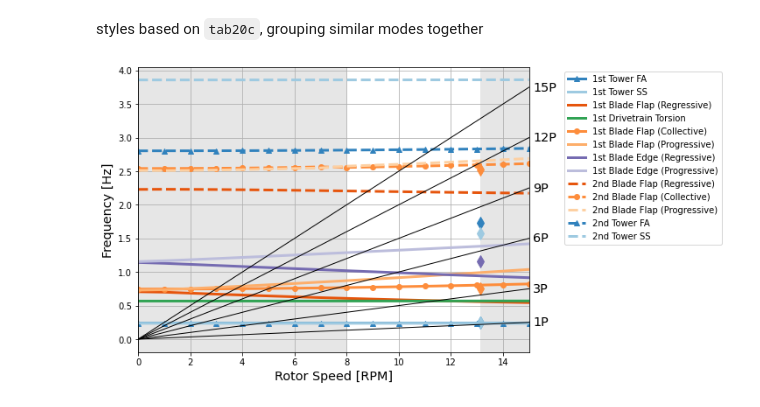
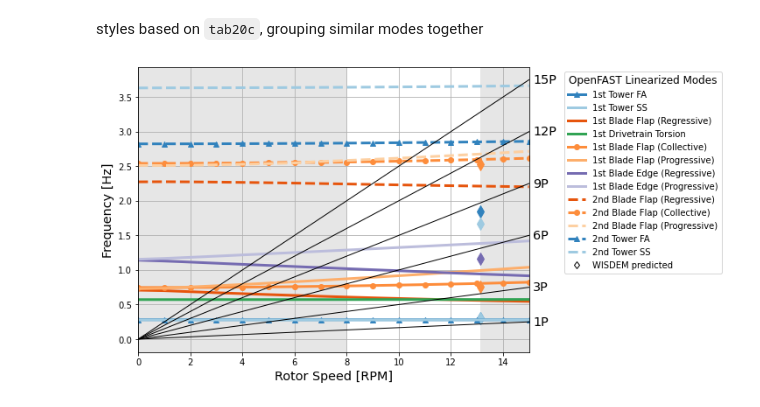
Before and after one commit to NREL/openfast-turbine-models, a Jupyter notebook: IEA-scaled/NREL-2.5-116/linearization/NREL-2.5-116_Campbell_diagram.ipynb, the cells around one changed output. Cells and saved outputs as stored; diff of their text form; code cells hidden in the pictures.

```diff
--- a/IEA-scaled/NREL-2.5-116/linearization/NREL-2.5-116_Campbell_diagram.ipynb
+++ b/IEA-scaled/NREL-2.5-116/linearization/NREL-2.5-116_Campbell_diagram.ipynb
@@ -14,8 +14,8 @@ TowerLen = 88.5 # [m]
 # copied from `check_NREL-*-*.ipynb`
 design_flap_freqs = [ 0.76024069,  2.52701287,  5.51689475,  9.75854441, 14.14640929]
 design_edge_freqs = [ 1.16290549,  3.83631399,  8.65867843, 15.59209624, 21.34221579]
-design_tower_fa_freqs = [0.24522652, 1.7298381,  4.10788113]
-design_tower_ss_freqs = [0.244053,   1.57301704, 4.00368135]
+design_tower_fa_freqs = [0.30170873, 1.84138901, 4.30053409]
+design_tower_ss_freqs = [0.29999992, 1.67014551, 4.20396766]
 # %% [markdown]
 ## automated postprocessing with `pyFAST`
 to guess at modes
@@ -94,7 +93,7 @@ modes_styles = {
 # %%
 fig,ax = plt.subplots(figsize=(8,6))
 
-# static natural frequencies (from WISDEM)
+# natural frequencies (from WISDEM)
 ratedRPM = op.index.max()
 markersize = 10
 ax.plot(ratedRPM, design_tower_fa_freqs[0],'d',markersize=markersize,
@@ -116,32 +115,36 @@ ax.plot(ratedRPM, design_tower_ss_freqs[1],'d',markersize=markersize,
 # plot modes
 #df.plot(ax=ax,marker='o') # uniform marker style, marker cycle ignored
 #ax.get_legend().remove()
 
 # for (i,mode),(name,style) in zip(df.iteritems(),
 #                                  modes_styles.items()):
 #     ax.plot(mode.index, mode, lw=3, label=name, **style)
 
 for mode,style in modes_styles.items():
     df = Freq[mode.replace(' ','_')]
     ax.plot(df.index, df, lw=3, label=mode, **style)
 
 # fan plot
 for n in [1,3,6,9,12,15]:
     ax.plot(rotor_speeds, n*rotor_speeds_Hz, 'k-', lw=1)
     ax.text(1.01*rotor_speeds[-1], n*rotor_speeds_Hz[-1], f'{n}P',
             fontsize='x-large', verticalalignment='center')
 
+ax.plot(rotor_speeds[-1]+1,0,'kd',mfc='None',label='WISDEM predicted')
+
 # indicate operational range
 ax.axvspan(rotor_speeds[0], op.index.min(), color='0.9')
 ax.axvspan(op.index.max(), rotor_speeds[-1], color='0.9')
 
 # other formatting
 ax.set_xlim((rotor_speeds[0],rotor_speeds[-1]))
 ax.grid()
-ax.legend(loc='upper left',bbox_to_anchor=(1.08,1))
+ax.legend(loc='upper left',bbox_to_anchor=(1.08,1),
+          title='OpenFAST Linearized Modes',
+          title_fontsize='large')
 ax.set_xlabel('Rotor Speed [RPM]',fontsize='x-large')
 ax.set_ylabel('Frequency [Hz]',fontsize='x-large')
 
 fig.savefig(f'{prefix}_Campbell_diagram.png',bbox_inches='tight')
 # %% [output]
-[figure, old version]
+[figure, new version]
```
Also changed, not shown: parts of 2 cells of this notebook, 12 other files.
